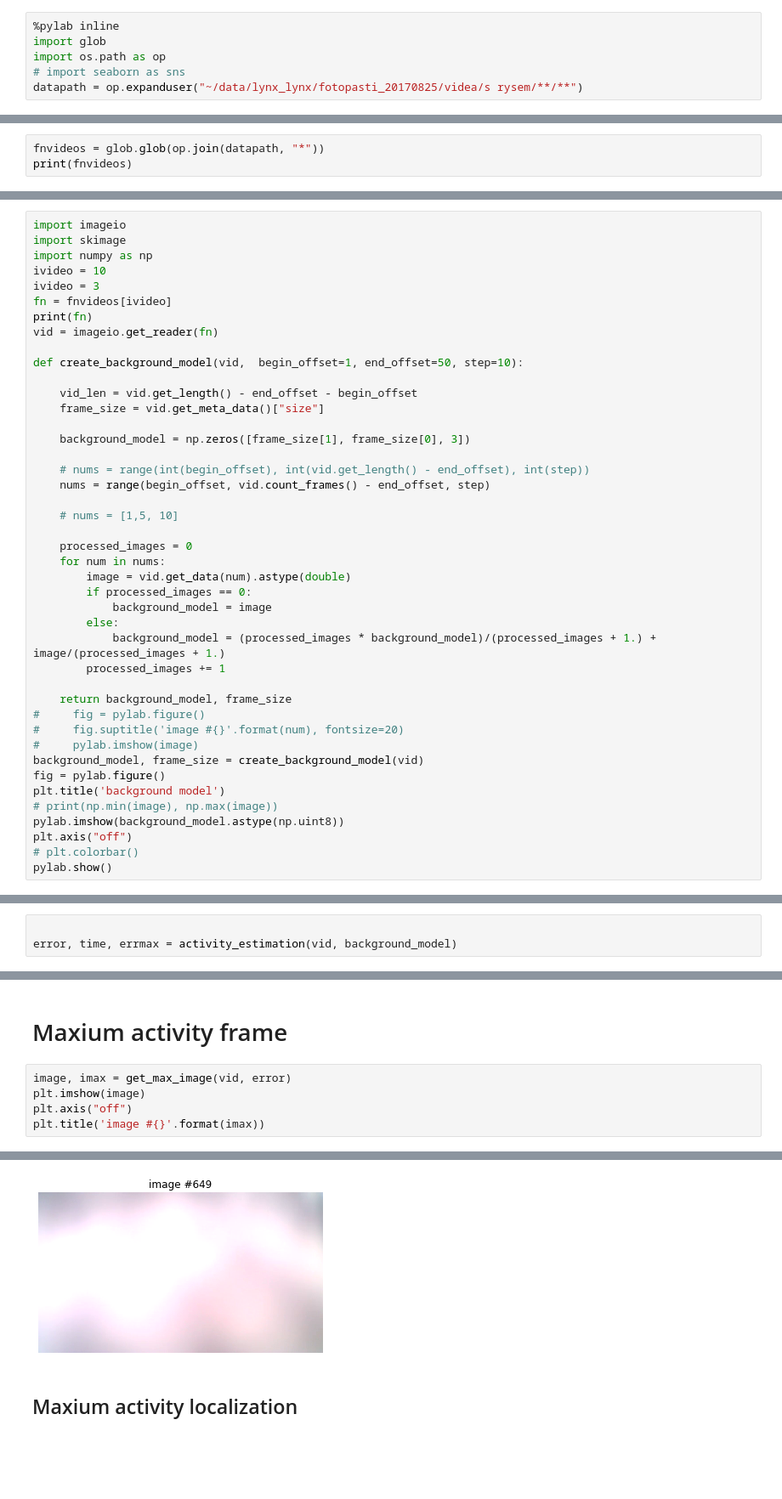
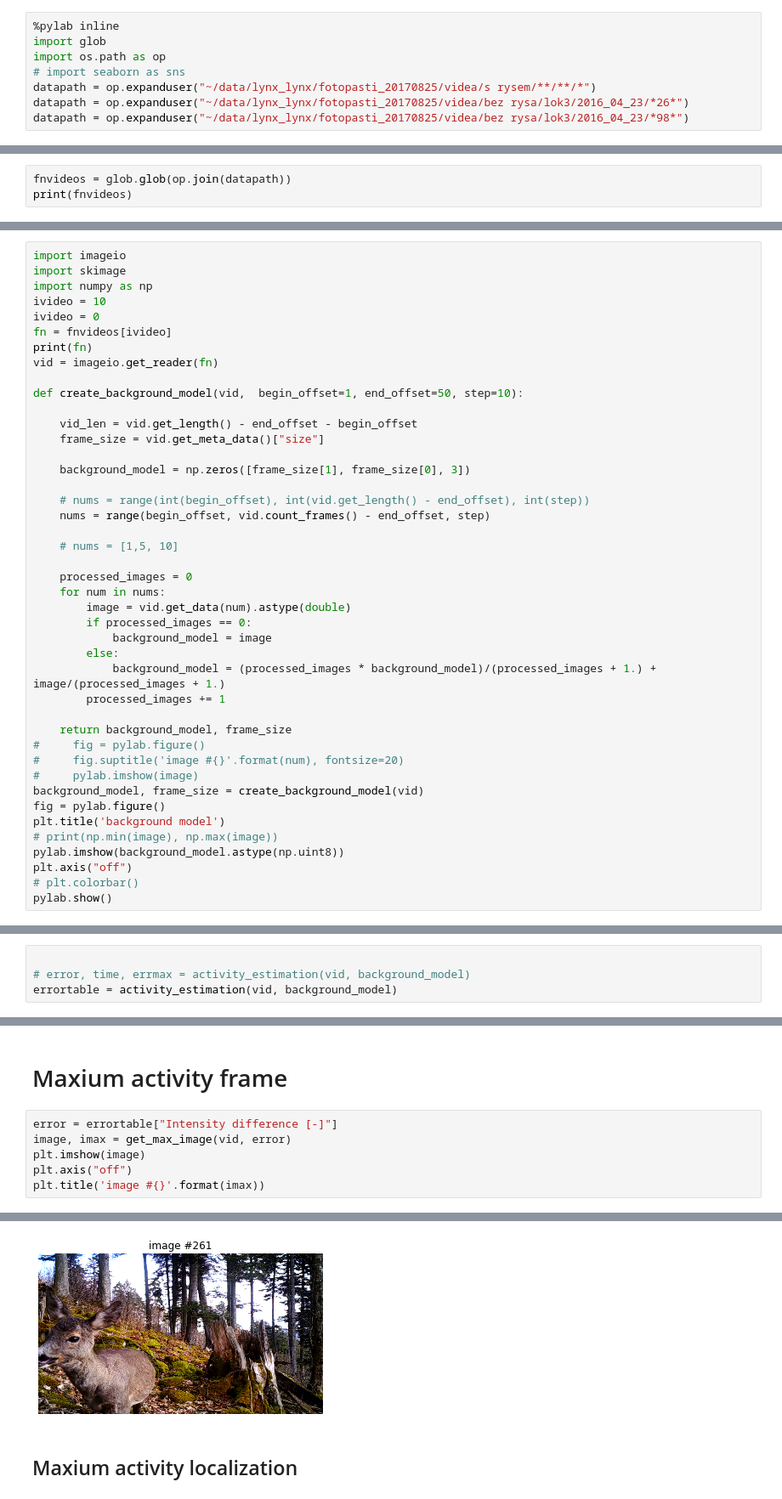
Before and after one commit to mjirik/animalwatch, a Jupyter notebook: devel/devel_read.ipynb, the cells around one changed output, grey strips where cells are left out. Shown at 85% size. Saved outputs shown, nothing was run; the diff lists cells and outputs as text; blank space fills up the shorter version.

```diff
--- a/devel/devel_read.ipynb
+++ b/devel/devel_read.ipynb
@@ -3,10 +3,12 @@
 import glob
 import os.path as op
 # import seaborn as sns
-datapath = op.expanduser("~/data/lynx_lynx/fotopasti_20170825/videa/s rysem/**/**")
+datapath = op.expanduser("~/data/lynx_lynx/fotopasti_20170825/videa/s rysem/**/**/*")
+datapath = op.expanduser("~/data/lynx_lynx/fotopasti_20170825/videa/bez rysa/lok3/2016_04_23/*26*")
+datapath = op.expanduser("~/data/lynx_lynx/fotopasti_20170825/videa/bez rysa/lok3/2016_04_23/*98*")
 # %% [output]
 Populating the interactive namespace from numpy and matplotlib
 # %%
-fnvideos = glob.glob(op.join(datapath, "*"))
+fnvideos = glob.glob(op.join(datapath))
 print(fnvideos)
 # %% [output]
@@ -20,7 +22,7 @@ import imageio
 import skimage
 import numpy as np
 ivideo = 10
-ivideo = 3
+ivideo = 0
 fn = fnvideos[ivideo]
 print(fn)
 vid = imageio.get_reader(fn)
@@ -149,4 +190,5 @@ def activity_space_filter(time_mean_frame, median_disk_radius=15, gaussian_sigma
 # plt.plot(np.asarray(num)/fps, error)
 # %%
 
-error, time, errmax = activity_estimation(vid, background_model)
+# error, time, errmax = activity_estimation(vid, background_model)
+errortable = activity_estimation(vid, background_model)
@@ -165,6 +255,7 @@ plt_activity(time, error)
 # %% [markdown]
 # Maxium activity frame
 # %%
+error = errortable["Intensity difference [-]"]
 image, imax = get_max_image(vid, error)
 plt.imshow(image)
 plt.axis("off")
@@ -174,4 +265,4 @@ Text(0.5, 1.0, 'image #649')
-[figure, old version]
+[figure, new version]
 # %% [markdown]
 ## Maxium activity localization
 # %%
```
Also changed, not shown: parts of 16 cells of this notebook, 3 other files.
